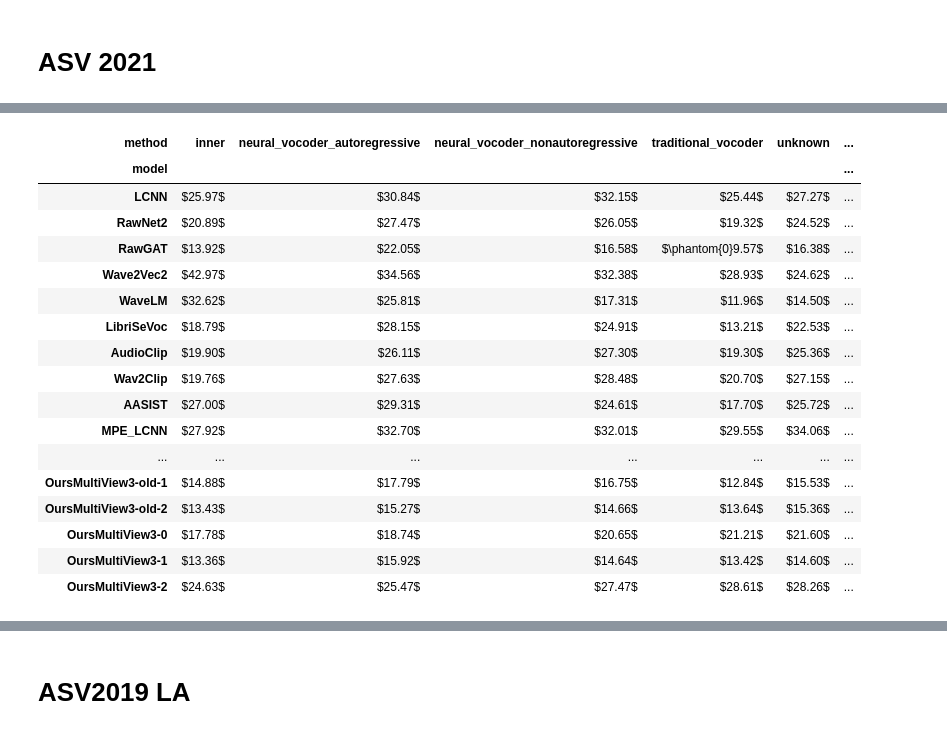
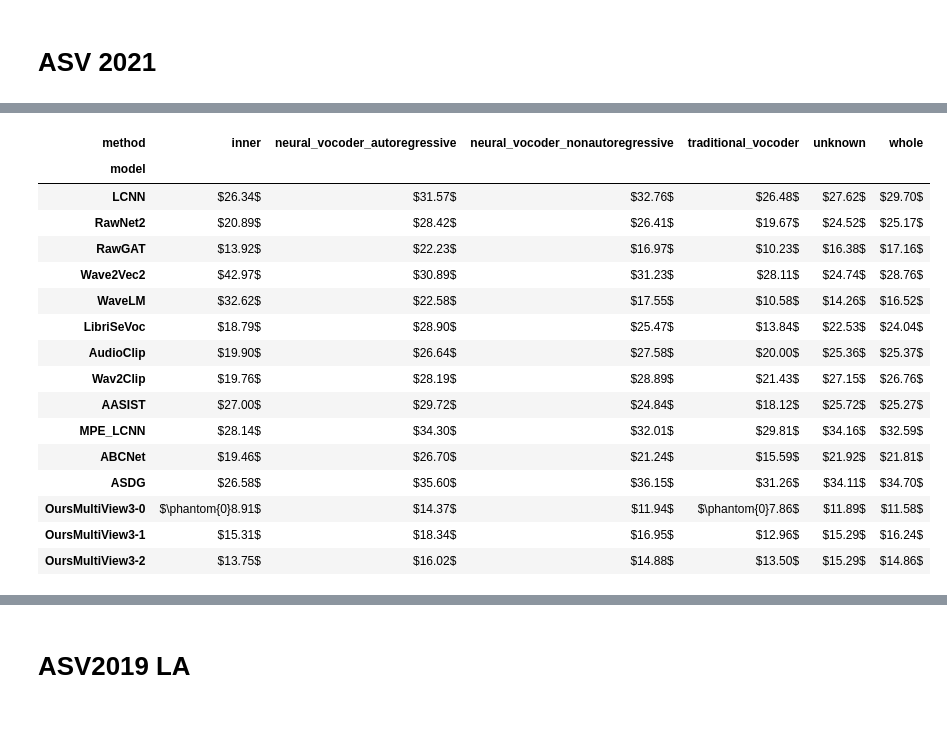
Before and after one commit to RedamancyAY/Obsidian-AY-Plugin, a Jupyter notebook: models/OurModels/OursMultiView3/对比结果.ipynb, the cells around one changed output, grey strips where cells are left out. Cells and saved outputs as stored; diff of their text form; code cells hidden in the pictures.

Commit message:
为AAAI rebuttle改了一些内容，之前的ASV2021 inner，用的训练集来自己progress split，包含一些一些test splits的攻击，现在把它filter了一下

```diff
--- a/models/OurModels/OursMultiView3/对比结果.ipynb
+++ b/models/OurModels/OursMultiView3/对比结果.ipynb
@@ -46,10 +52,7 @@ versions = MODELs_VERSIONS.values()
 # %% [markdown]
 # ASV 2021
 # %%
-MODELs_VERSIONS.update(
-    {
-    }
-)
+MODELs_VERSIONS.update({})
 
 res = Display_ASV2021_evaluation(
     models=MODELs_VERSIONS.keys(), versions=MODELs_VERSIONS.values(), task="ASV2021_inner", calc_avg=False
@@ -83,6 +145,11 @@ Warning!!!! cannot find:  /home/ay/data/DATA/1-model_save/00-Deepfake/1-df-audio
 # %%
 res = Display_ASV2021_evaluation(
-    models=MODELs_VERSIONS.keys(), versions=MODELs_VERSIONS.values(), task="ASV2021_inner", calc_avg=False, file_name='noise_bg_20', auc=0
+    models=MODELs_VERSIONS.keys(),
+    versions=MODELs_VERSIONS.values(),
+    task="ASV2021_inner",
+    calc_avg=False,
+    auc=0,
+    file_name="noise_bg_20-filter_ASV2021"
 )
-res.display(show_latex=1)
+res.display(show_latex=1, drop=["waveform_concatenation"])
 # %% [output]
@@ -101,19 +171,18 @@ Warning!!!! cannot find:  /home/ay/data/DATA/1-model_save/00-Deepfake/1-df-audio
-| method | inner | neural_vocoder_autoregressive | neural_vocoder_nonautoregressive | traditional_vocoder | unknown | ... |
-| model |  |  |  |  |  | ... |
-| LCNN | $25.97$ | $30.84$ | $32.15$ | $25.44$ | $27.27$ | ... |
-| RawNet2 | $20.89$ | $27.47$ | $26.05$ | $19.32$ | $24.52$ | ... |
-| RawGAT | $13.92$ | $22.05$ | $16.58$ | $\phantom{0}9.57$ | $16.38$ | ... |
-| Wave2Vec2 | $42.97$ | $34.56$ | $32.38$ | $28.93$ | $24.62$ | ... |
-| WaveLM | $32.62$ | $25.81$ | $17.31$ | $11.96$ | $14.50$ | ... |
-| LibriSeVoc | $18.79$ | $28.15$ | $24.91$ | $13.21$ | $22.53$ | ... |
-| AudioClip | $19.90$ | $26.11$ | $27.30$ | $19.30$ | $25.36$ | ... |
-| Wav2Clip | $19.76$ | $27.63$ | $28.48$ | $20.70$ | $27.15$ | ... |
-| AASIST | $27.00$ | $29.31$ | $24.61$ | $17.70$ | $25.72$ | ... |
-| MPE_LCNN | $27.92$ | $32.70$ | $32.01$ | $29.55$ | $34.06$ | ... |
-| ... | ... | ... | ... | ... | ... | ... |
-| OursMultiView3-old-1 | $14.88$ | $17.79$ | $16.75$ | $12.84$ | $15.53$ | ... |
-| OursMultiView3-old-2 | $13.43$ | $15.27$ | $14.66$ | $13.64$ | $15.36$ | ... |
-| OursMultiView3-0 | $17.78$ | $18.74$ | $20.65$ | $21.21$ | $21.60$ | ... |
-| OursMultiView3-1 | $13.36$ | $15.92$ | $14.64$ | $13.42$ | $14.60$ | ... |
-| OursMultiView3-2 | $24.63$ | $25.47$ | $27.47$ | $28.61$ | $28.26$ | ... |
+| method | inner | neural_vocoder_autoregressive | neural_vocoder_nonautoregressive | traditional_vocoder | unknown | whole |
+| model |  |  |  |  |  |  |
+| LCNN | $26.34$ | $31.57$ | $32.76$ | $26.48$ | $27.62$ | $29.70$ |
+| RawNet2 | $20.89$ | $28.42$ | $26.41$ | $19.67$ | $24.52$ | $25.17$ |
+| RawGAT | $13.92$ | $22.23$ | $16.97$ | $10.23$ | $16.38$ | $17.16$ |
+| Wave2Vec2 | $42.97$ | $30.89$ | $31.23$ | $28.11$ | $24.74$ | $28.76$ |
+| WaveLM | $32.62$ | $22.58$ | $17.55$ | $10.58$ | $14.26$ | $16.52$ |
+| LibriSeVoc | $18.79$ | $28.90$ | $25.47$ | $13.84$ | $22.53$ | $24.04$ |
+| AudioClip | $19.90$ | $26.64$ | $27.58$ | $20.00$ | $25.36$ | $25.37$ |
+| Wav2Clip | $19.76$ | $28.19$ | $28.89$ | $21.43$ | $27.15$ | $26.76$ |
+| AASIST | $27.00$ | $29.72$ | $24.84$ | $18.12$ | $25.72$ | $25.27$ |
+| MPE_LCNN | $28.14$ | $34.30$ | $32.01$ | $29.81$ | $34.16$ | $32.59$ |
+| ABCNet | $19.46$ | $26.70$ | $21.24$ | $15.59$ | $21.92$ | $21.81$ |
+| ASDG | $26.58$ | $35.60$ | $36.15$ | $31.26$ | $34.11$ | $34.70$ |
+| OursMultiView3-0 | $\phantom{0}8.91$ | $14.37$ | $11.94$ | $\phantom{0}7.86$ | $11.89$ | $11.58$ |
+| OursMultiView3-1 | $15.31$ | $18.34$ | $16.95$ | $12.96$ | $15.29$ | $16.24$ |
+| OursMultiView3-2 | $13.75$ | $16.02$ | $14.88$ | $13.50$ | $15.29$ | $14.86$ |
 \begin{tabular}{lrr}
```
Also changed, not shown: parts of 11 cells of this notebook, 17 other files.
